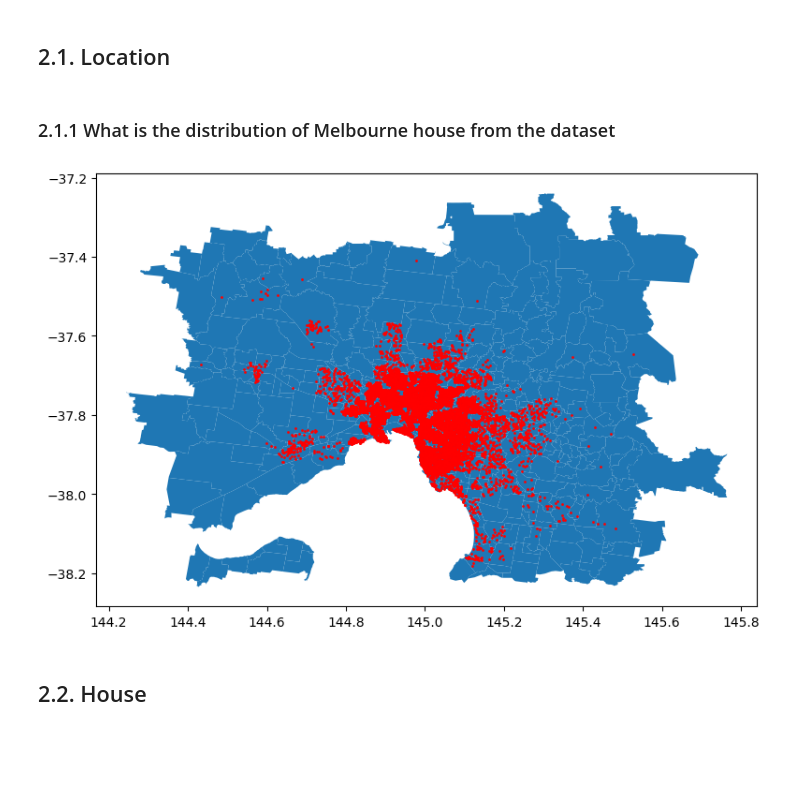
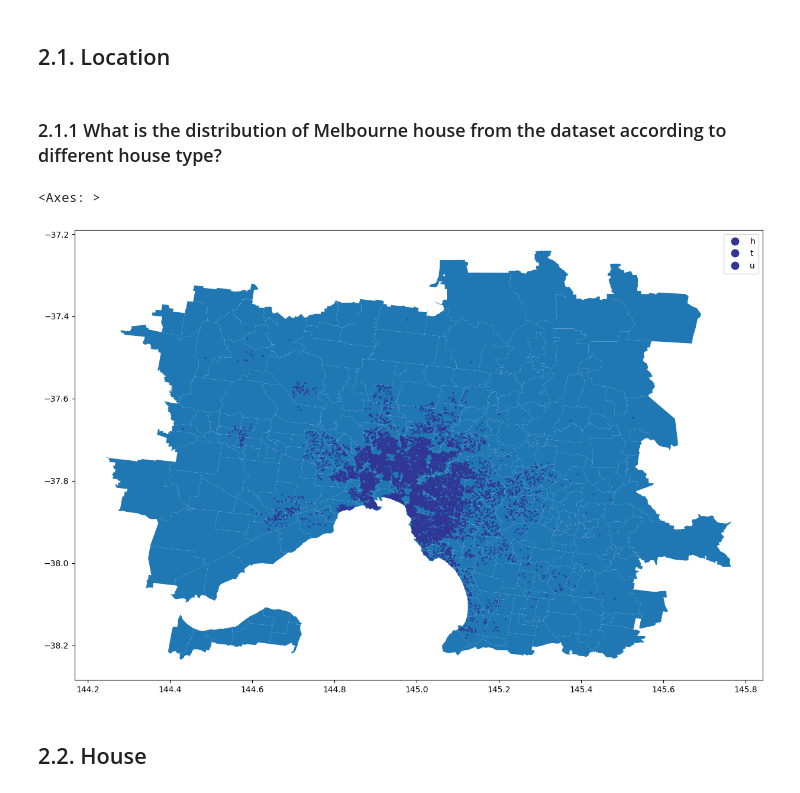
Before and after one commit to jingyun0312/Melbourne_house_1, a Jupyter notebook: mel_house.ipynb, the cells around one changed output. Cells and saved outputs as stored; diff of their text form; code cells hidden in the pictures; blank space fills up the shorter version.

```diff
--- a/mel_house.ipynb
+++ b/mel_house.ipynb
@@ -352,20 +352,23 @@ df_house['CouncilArea'].isnull().sum()
 # %% [markdown]
 ## 2.1. Location
 # %% [markdown]
-### 2.1.1 What is the distribution of Melbourne house from the dataset
+### 2.1.1 What is the distribution of Melbourne house from the dataset according to different house type?
 # %%
+#plot all the property location
 geometry = [Point(xy) for xy in zip(df_house['Longtitude'], df_house['Lattitude'])]
 gdf = GeoDataFrame(df_house, geometry=geometry)
+#set boundaries
 long_max = df_house['Longtitude'].max()
 long_min = df_house['Longtitude'].min()
 lat_max = df_house['Lattitude'].max()
 lat_min = df_house['Lattitude'].min()
-# world = gpd.read_file(gpd.datasets.get_path('naturalearth_lowres'))
+# read shapefile
 victoria = gpd.read_file('/Users/vanessali/Desktop/Melbourne_house/vic_shape')
 mel = victoria.cx[long_min:long_max, lat_min:lat_max]
-gdf.plot(ax=mel.plot(figsize=(10, 6)), marker='o', color='red', markersize=1, vmin=-38, vmax=-37);
+gdf.plot(column='Type',  cmap='RdYlBu', legend=True, ax=mel.plot(figsize=(15, 11)), marker='o', markersize=1, vmin=-38, vmax=-37)
 # %% [output]
+<Axes: >
-[figure, old version]
+[figure, new version]
 # %% [markdown]
 ## 2.2. House
 # %% [markdown]
```
Also changed, not shown: parts of 10 cells of this notebook.
